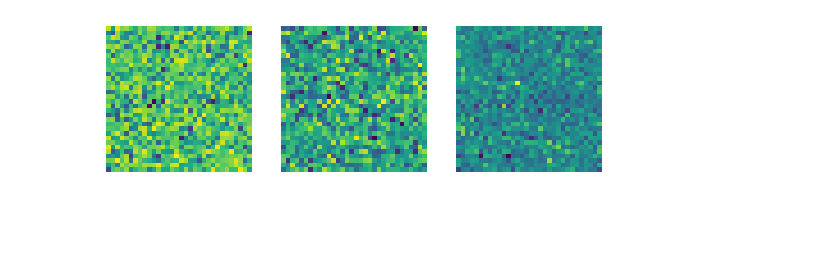
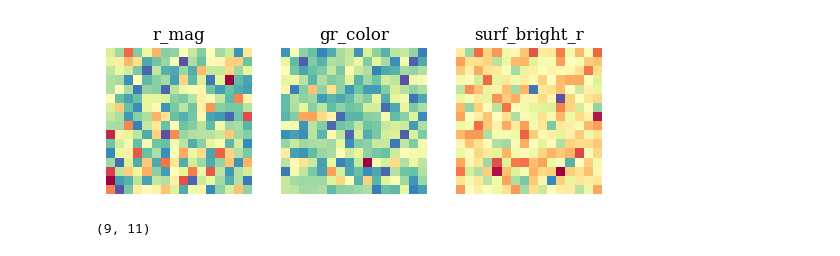
Before and after one commit to lsajkov/strw_mpdg, a Jupyter notebook: build_som.ipynb, the cells around one changed output. Cells and saved outputs as stored; diff of their text form; code cells hidden in the pictures; blank space fills up the shorter version.

```diff
--- a/build_som.ipynb
+++ b/build_som.ipynb
@@ -24,7 +26,7 @@ with fits.open(cut_data_file) as cat:
 
 GAMA_vect_data.add_column(GAMA_vect_data['r_mag_err'], index = 4, name = 'surf_bright_r_err')
 # %%
-SOM = SelfOrganizingMap([32, 32],
+SOM = SelfOrganizingMap([16, 16],
                         initialization = 'random')
 # %%
 SOM.load_data(GAMA_vect_data['r_mag', 'gr_color', 'surf_bright_r'],
@@ -36,8 +38,10 @@ SOM.build_SOM()
 # %%
 fig = plt.figure()
 for i, name in enumerate(SOM.variable_names):
     ax = fig.add_subplot(1, 3, i + 1)
-    ax.imshow(SOM.SOM[:, :, i], origin = 'lower')
+    ax.imshow(SOM.SOM[:, :, i], origin = 'lower', cmap = 'Spectral')
+    ax.set_title(SOM.variable_names[i],
+                 fontsize = 12)
     ax.axis('off')
 # %% [output]
-[figure, old version]
+[figure, new version]
@@ -60,0 +74,4 @@ plt.plot(np.random.rand(range(100)))
+# %%
+argmin_coords
+# %% [output]
+(9, 11)
```
Also changed, not shown: parts of 28 cells of this notebook, 2 other files.
